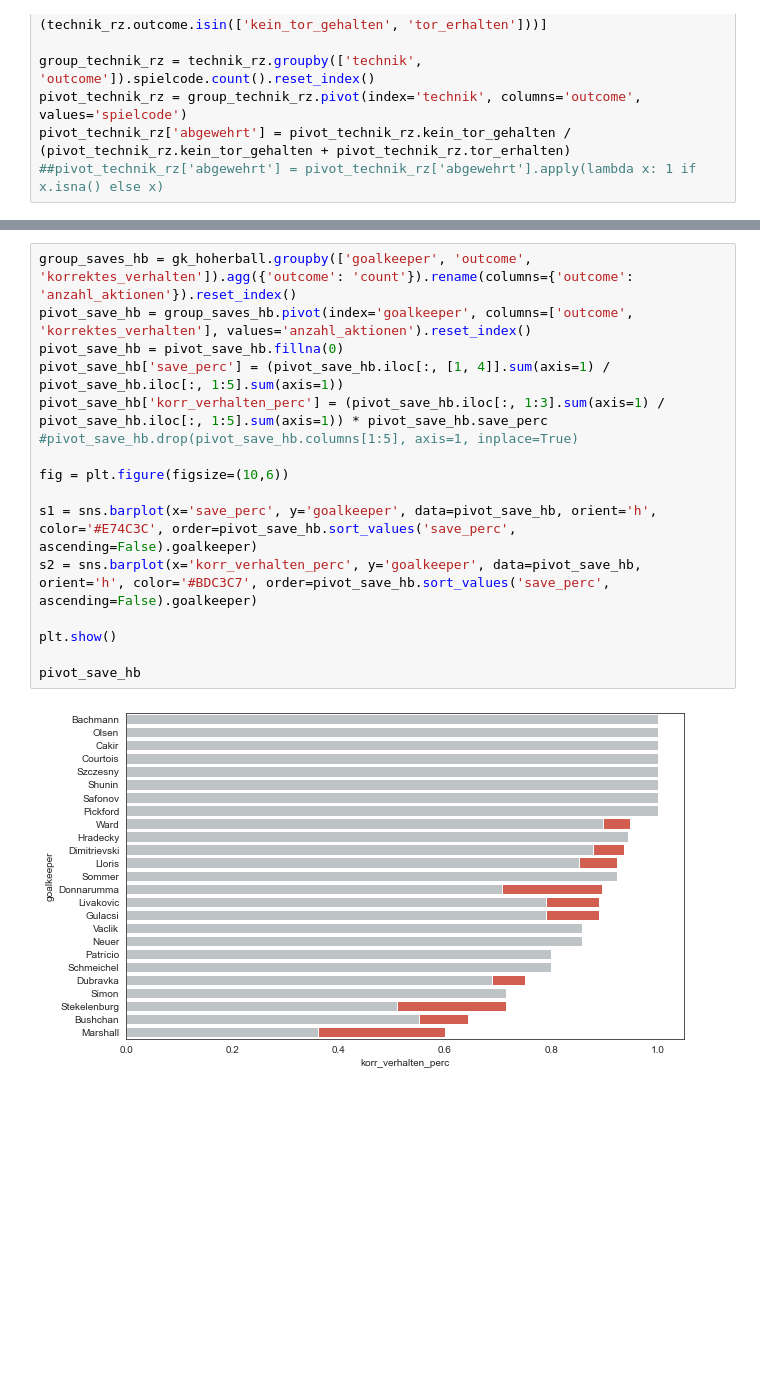
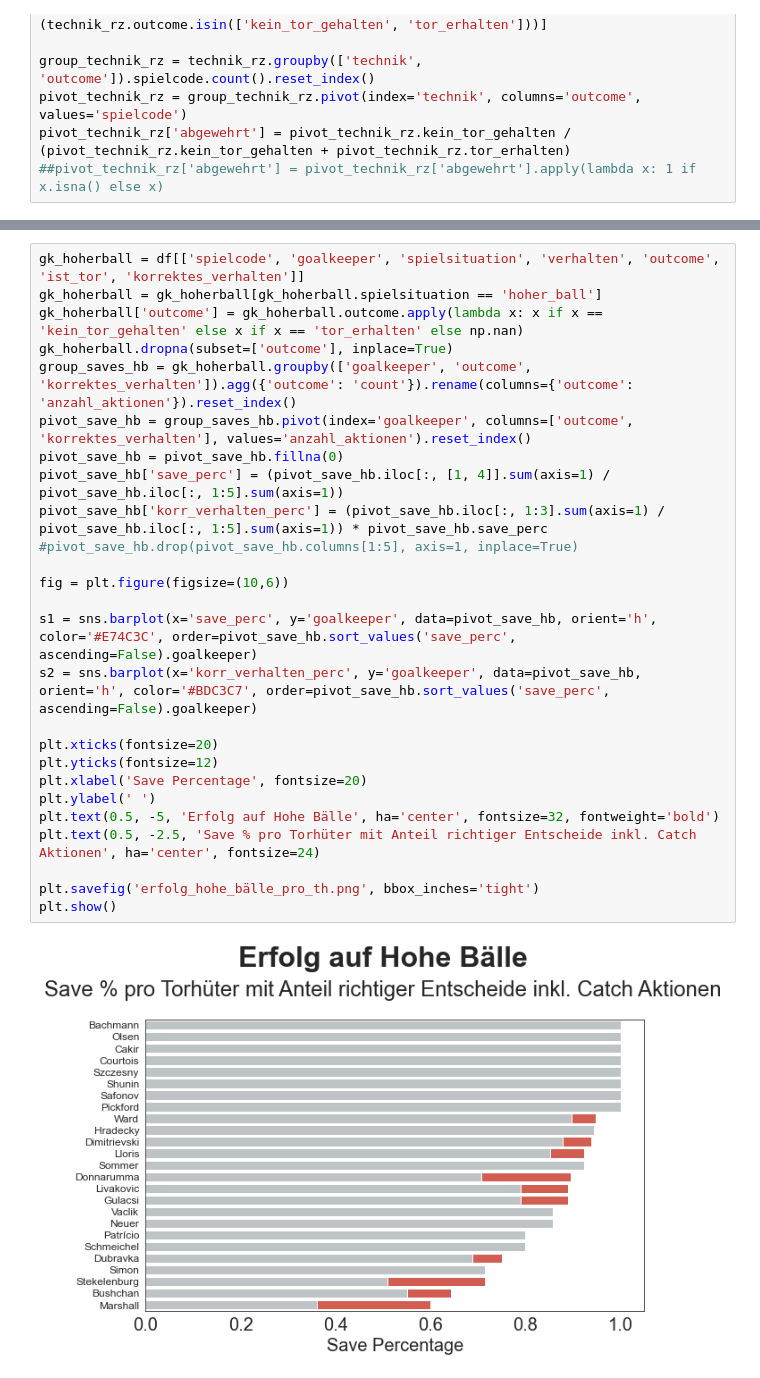
Before and after one commit to keepertrainer78698/youth-base, a Jupyter notebook: goalkeeping/euro2020/sfv-analysis.ipynb, the cells around one changed output, grey strips where cells are left out. Saved outputs shown, nothing was run; the diff lists cells and outputs as text; blank space fills up the shorter version.

```diff
--- a/goalkeeping/euro2020/sfv-analysis.ipynb
+++ b/goalkeeping/euro2020/sfv-analysis.ipynb
@@ -519,18 +441,28 @@ plt.show()
 # %%
+gk_hoherball = df[['spielcode', 'goalkeeper', 'spielsituation', 'verhalten', 'outcome', 'ist_tor', 'korrektes_verhalten']]
+gk_hoherball = gk_hoherball[gk_hoherball.spielsituation == 'hoher_ball']
+gk_hoherball['outcome'] = gk_hoherball.outcome.apply(lambda x: x if x == 'kein_tor_gehalten' else x if x == 'tor_erhalten' else np.nan)
+gk_hoherball.dropna(subset=['outcome'], inplace=True)
 group_saves_hb = gk_hoherball.groupby(['goalkeeper', 'outcome', 'korrektes_verhalten']).agg({'outcome': 'count'}).rename(columns={'outcome': 'anzahl_aktionen'}).reset_index()
 pivot_save_hb = group_saves_hb.pivot(index='goalkeeper', columns=['outcome', 'korrektes_verhalten'], values='anzahl_aktionen').reset_index()
 pivot_save_hb = pivot_save_hb.fillna(0)
 pivot_save_hb['save_perc'] = (pivot_save_hb.iloc[:, [1, 4]].sum(axis=1) / pivot_save_hb.iloc[:, 1:5].sum(axis=1))
 pivot_save_hb['korr_verhalten_perc'] = (pivot_save_hb.iloc[:, 1:3].sum(axis=1) / pivot_save_hb.iloc[:, 1:5].sum(axis=1)) * pivot_save_hb.save_perc
 #pivot_save_hb.drop(pivot_save_hb.columns[1:5], axis=1, inplace=True)
 
 fig = plt.figure(figsize=(10,6))
 
 s1 = sns.barplot(x='save_perc', y='goalkeeper', data=pivot_save_hb, orient='h', color='#E74C3C', order=pivot_save_hb.sort_values('save_perc', ascending=False).goalkeeper)
 s2 = sns.barplot(x='korr_verhalten_perc', y='goalkeeper', data=pivot_save_hb, orient='h', color='#BDC3C7', order=pivot_save_hb.sort_values('save_perc', ascending=False).goalkeeper)
 
+plt.xticks(fontsize=20)
+plt.yticks(fontsize=12)
+plt.xlabel('Save Percentage', fontsize=20)
+plt.ylabel(' ')
+plt.text(0.5, -5, 'Erfolg auf Hohe Bälle', ha='center', fontsize=32, fontweight='bold')
+plt.text(0.5, -2.5, 'Save % pro Torhüter mit Anteil richtiger Entscheide inkl. Catch Aktionen', ha='center', fontsize=24)
+
+plt.savefig('erfolg_hohe_bälle_pro_th.png', bbox_inches='tight')
 plt.show()
-
-pivot_save_hb
 # %% [output]
-[figure, old version]
+[figure, new version]
```
Also changed, not shown: parts of 9 cells of this notebook, 7 other files.
